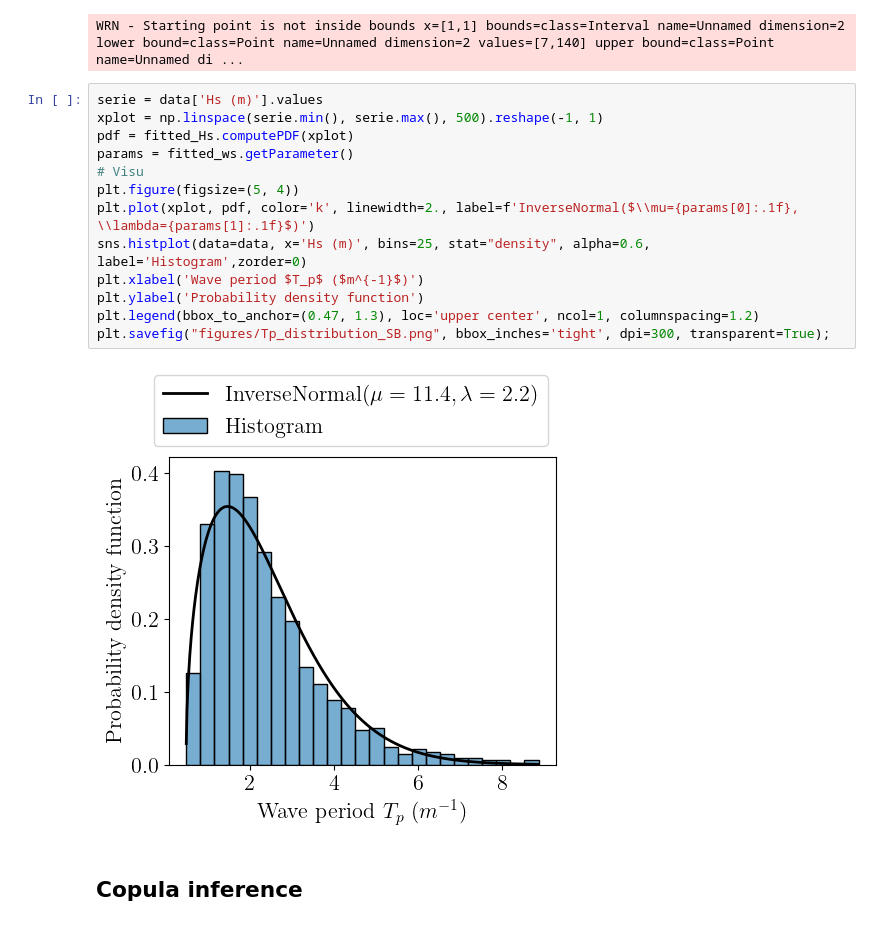
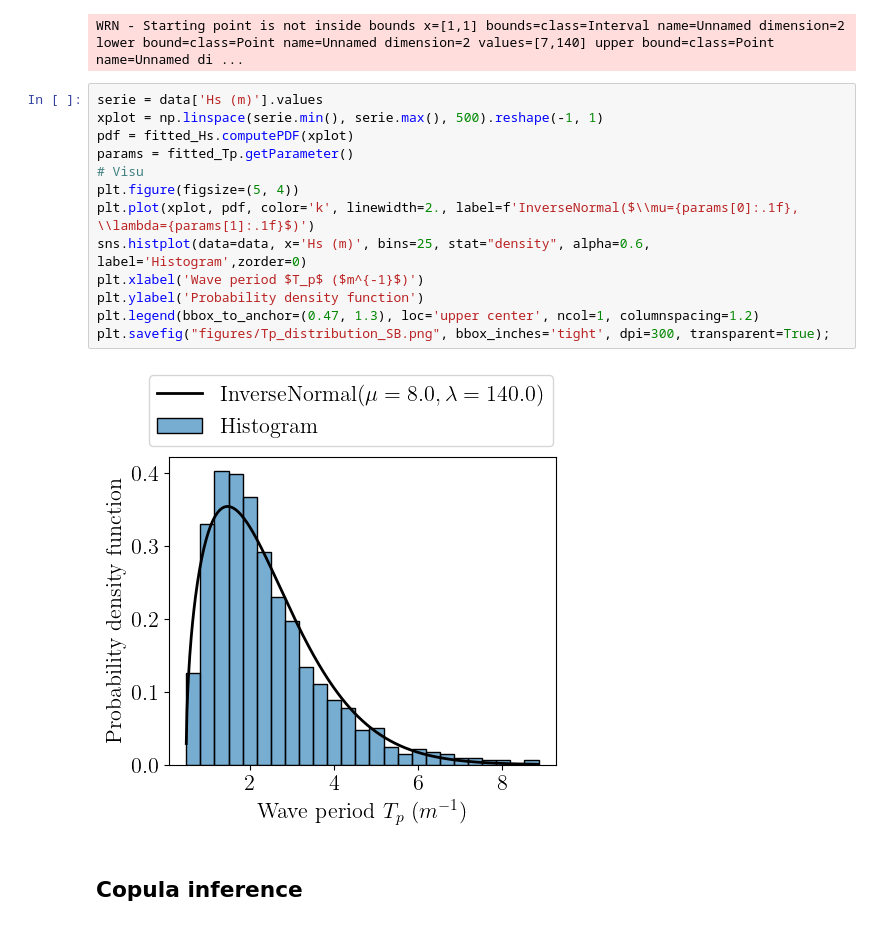
Before and after one commit to efekhari27/thesis, a Jupyter notebook: numerical_experiments/chapter3/south_brittany_inference.ipynb, the cells around one changed output. Saved outputs shown, nothing was run; the diff lists cells and outputs as text.

```diff
--- a/numerical_experiments/chapter3/south_brittany_inference.ipynb
+++ b/numerical_experiments/chapter3/south_brittany_inference.ipynb
@@ -228,18 +228,18 @@ WRN - Starting point is not inside bounds x=[1,1] bounds=class=Interval name=Unn
 # %%
 serie = data['Hs (m)'].values
 xplot = np.linspace(serie.min(), serie.max(), 500).reshape(-1, 1)
 pdf = fitted_Hs.computePDF(xplot)
-params = fitted_ws.getParameter()
+params = fitted_Tp.getParameter()
 # Visu
 plt.figure(figsize=(5, 4))
 plt.plot(xplot, pdf, color='k', linewidth=2., label=f'InverseNormal($\\mu={params[0]:.1f}, \\lambda={params[1]:.1f}$)')
 sns.histplot(data=data, x='Hs (m)', bins=25, stat="density", alpha=0.6, label='Histogram',zorder=0)
 plt.xlabel('Wave period $T_p$ ($m^{-1}$)')
 plt.ylabel('Probability density function')
 plt.legend(bbox_to_anchor=(0.47, 1.3), loc='upper center', ncol=1, columnspacing=1.2)
 plt.savefig("figures/Tp_distribution_SB.png", bbox_inches='tight', dpi=300, transparent=True);
 # %% [output]
-[figure, old version]
+[figure, new version]
 # %% [markdown]
 ## Copula inference
 # %%
```
Also changed, not shown: parts of 4 cells of this notebook, 14 other files.
